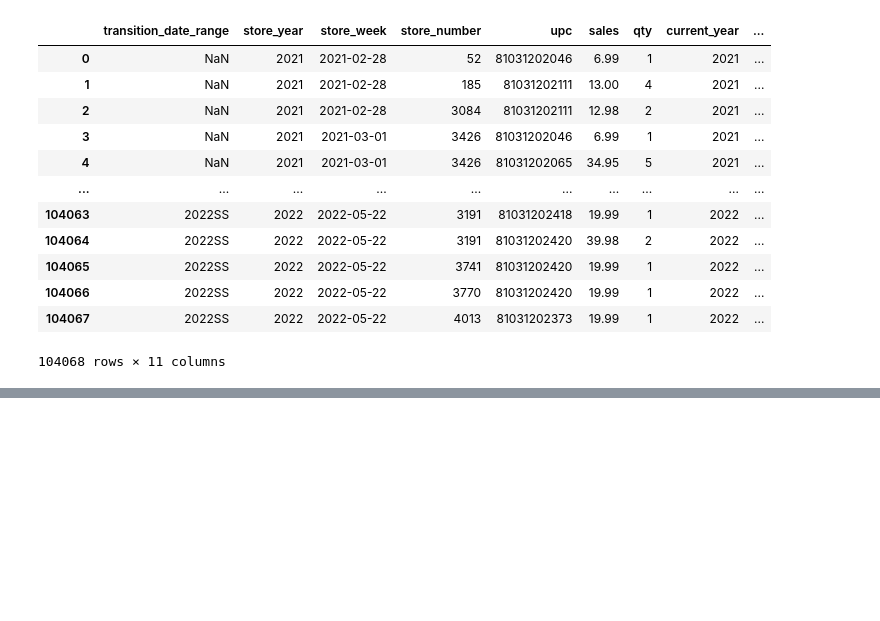
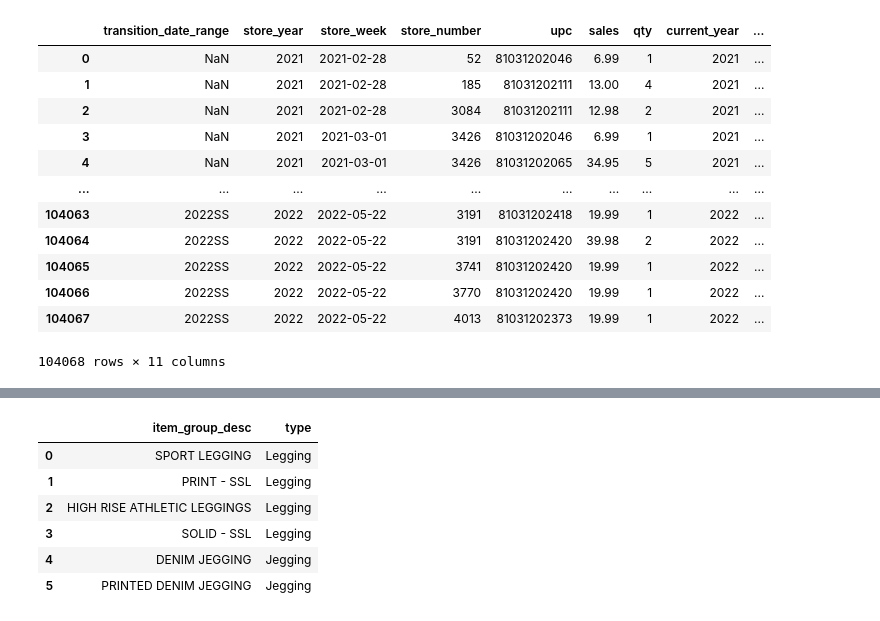
Before and after one commit to livethinktrade/Replenishment_Program, a Jupyter notebook: Replenishment/playground.ipynb, the cells around one changed output, grey strips where cells are left out. Drawn from its saved outputs; the diff is of its cells as text; code cells hidden in the pictures; blank space fills up the shorter version.

```diff
--- a/Replenishment/playground.ipynb
+++ b/Replenishment/playground.ipynb
@@ -371,0 +577,10 @@ NumericValueOutOfRange: integer out of range
+# %%
+unique_item_type_filt
+# %% [output]
+|  | item_group_desc | type |
+| 0 | SPORT LEGGING | Legging |
+| 1 | PRINT - SSL | Legging |
+| 2 | HIGH RISE ATHLETIC LEGGINGS | Legging |
+| 3 | SOLID - SSL | Legging |
+| 4 | DENIM JEGGING | Jegging |
+| 5 | PRINTED DENIM JEGGING | Jegging |
```
Also changed, not shown: parts of 13 cells of this notebook, 9 other files.
